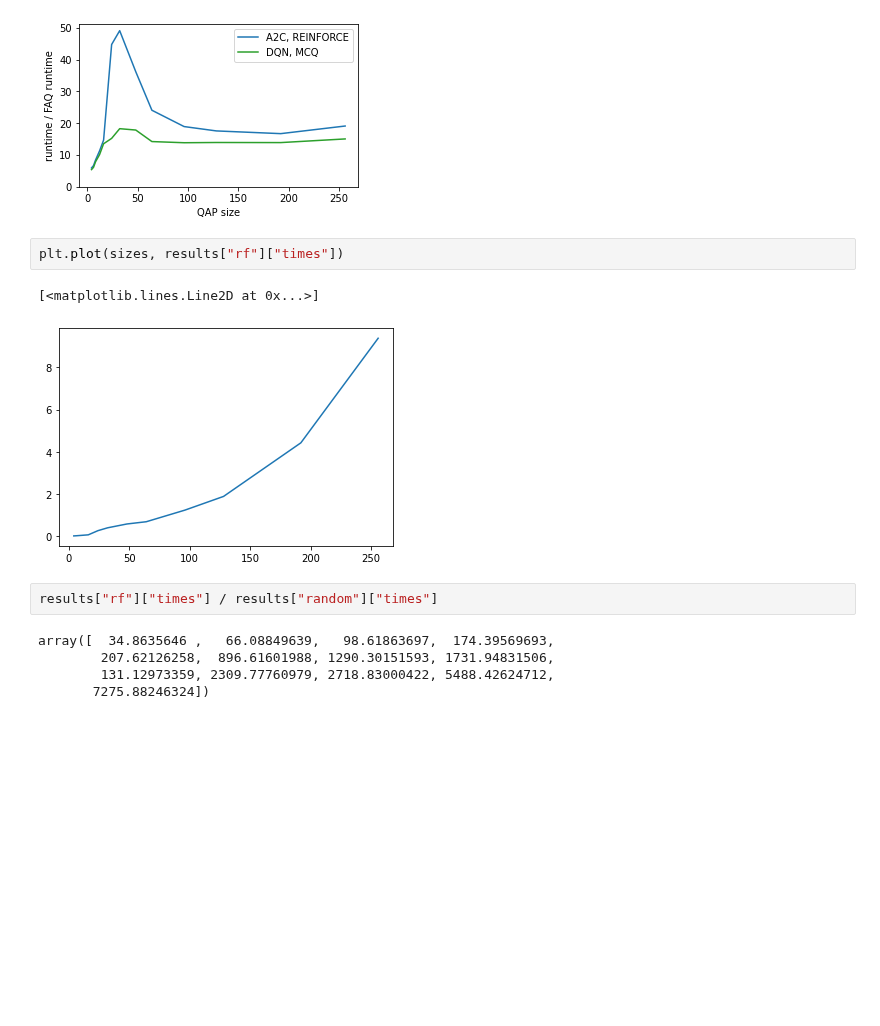
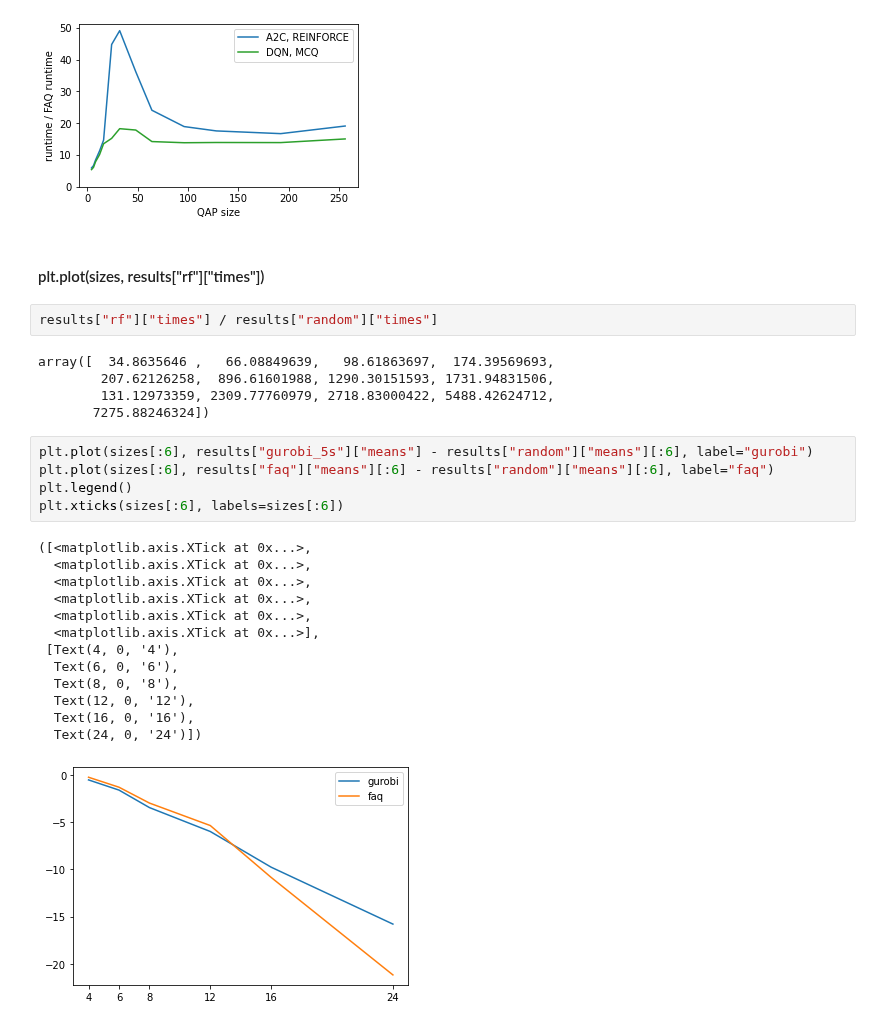
Before and after one commit to timgott/DeepQAP, a Jupyter notebook: evaluation/Generalization_by_size.ipynb, the cells around one changed output. Cells and saved outputs as stored; diff of their text form; blank space fills up the shorter version.

Commit message:
Gurobi experiments

```diff
--- a/evaluation/Generalization_by_size.ipynb
+++ b/evaluation/Generalization_by_size.ipynb
@@ -341,11 +347,8 @@ plt.ylabel("runtime / FAQ runtime")
 plt.savefig(plot_path / "runtime_faq_factor.pdf", bbox_inches="tight")
 # %% [output]
 [figure]
-# %%
-plt.plot(sizes, results["rf"]["times"])
-# %% [output]
-[<matplotlib.lines.Line2D at 0x...>]
-[figure, removed]
+# %% [markdown]
+#### plt.plot(sizes, results["rf"]["times"])
 # %%
 results["rf"]["times"] / results["random"]["times"]
 # %% [output]
@@ -353,3 +356,22 @@ array([  34.8635646 ,   66.08849639,   98.61863697,  174.39569693,
         207.62126258,  896.61601988, 1290.30151593, 1731.94831506,
         131.12973359, 2309.77760979, 2718.83000422, 5488.42624712,
        7275.88246324])
+# %%
+plt.plot(sizes[:6], results["gurobi_5s"]["means"] - results["random"]["means"][:6], label="gurobi")
+plt.plot(sizes[:6], results["faq"]["means"][:6] - results["random"]["means"][:6], label="faq")
+plt.legend()
+plt.xticks(sizes[:6], labels=sizes[:6])
+# %% [output]
+([<matplotlib.axis.XTick at 0x...>,
+  <matplotlib.axis.XTick at 0x...>,
+  <matplotlib.axis.XTick at 0x...>,
+  <matplotlib.axis.XTick at 0x...>,
+  <matplotlib.axis.XTick at 0x...>,
+  <matplotlib.axis.XTick at 0x...>],
+ [Text(4, 0, '4'),
+  Text(6, 0, '6'),
+  Text(8, 0, '8'),
+  Text(12, 0, '12'),
+  Text(16, 0, '16'),
+  Text(24, 0, '24')])
+[figure, added]
```
Also changed, not shown: parts of 8 cells of this notebook, 3 other files.
